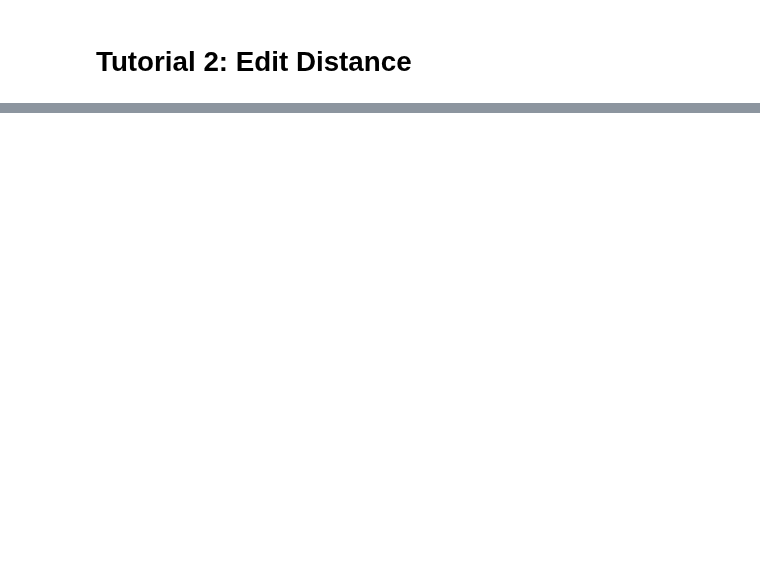
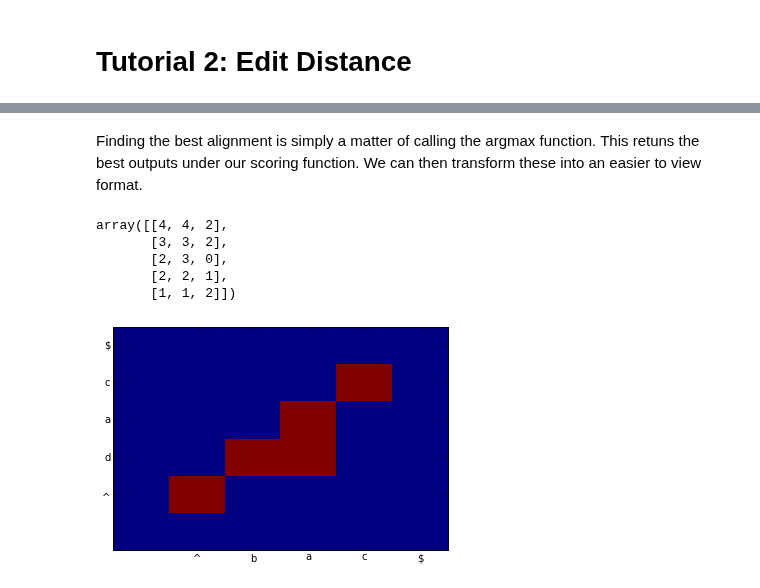
Before and after one commit to srush/PyDecode, a Jupyter notebook: notebooks/EditDistance.ipynb, the cells around one changed output, grey strips where cells are left out. Cells and saved outputs as stored; diff of their text form; code cells hidden in the pictures; blank space fills up the shorter version.

```diff
--- a/notebooks/EditDistance.ipynb
+++ b/notebooks/EditDistance.ipynb
@@ -65,0 +108,22 @@ theta = chart.matrix().T * output_scores
+# %% [markdown]
+Finding the best alignment is simply a matter of calling the argmax function.
+This retuns the best outputs under our scoring function. We can then
+transform these into an easier to view format.
+# %%
+best = pydecode.argmax(dp, output_scores)
+best
+# %% [output]
+array([[4, 4, 2],
+       [3, 3, 2],
+       [2, 3, 0],
+       [2, 2, 1],
+       [1, 1, 2]])
+# %%
+chart = np.zeros(dp.outputs.shape[:2])
+chart[best.T[:2][0], best.T[:2][1]] = 1
+plt.pcolor(chart)
+plt.yticks(np.arange(1.5, len(strings[0])+1, 1), strings[0])
+plt.xticks(np.arange(1.5, len(strings[1])+1, 1), strings[1])
+None
+# %% [output]
+[figure, added]
```
Also changed, not shown: parts of 30 cells of this notebook, 24 other files.
